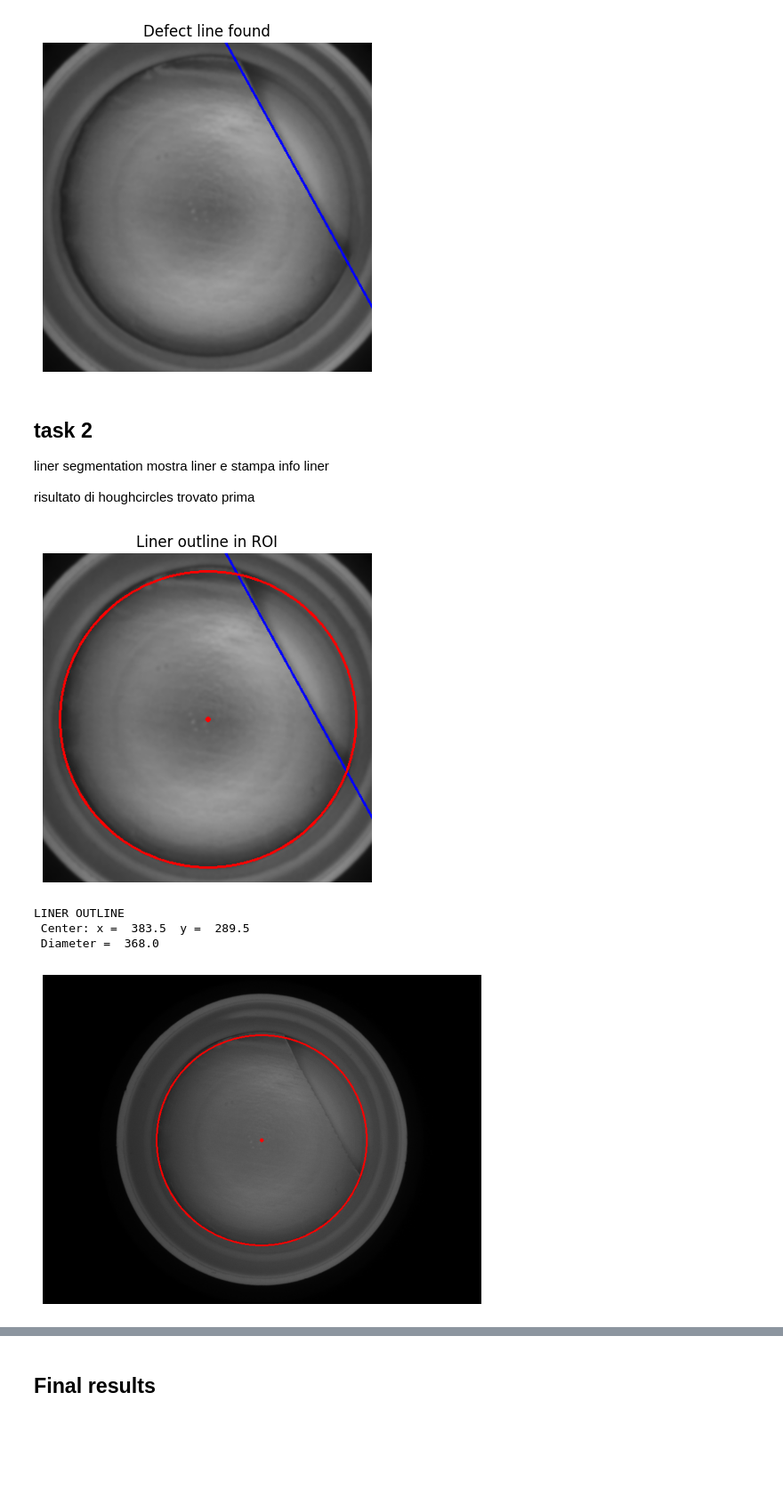
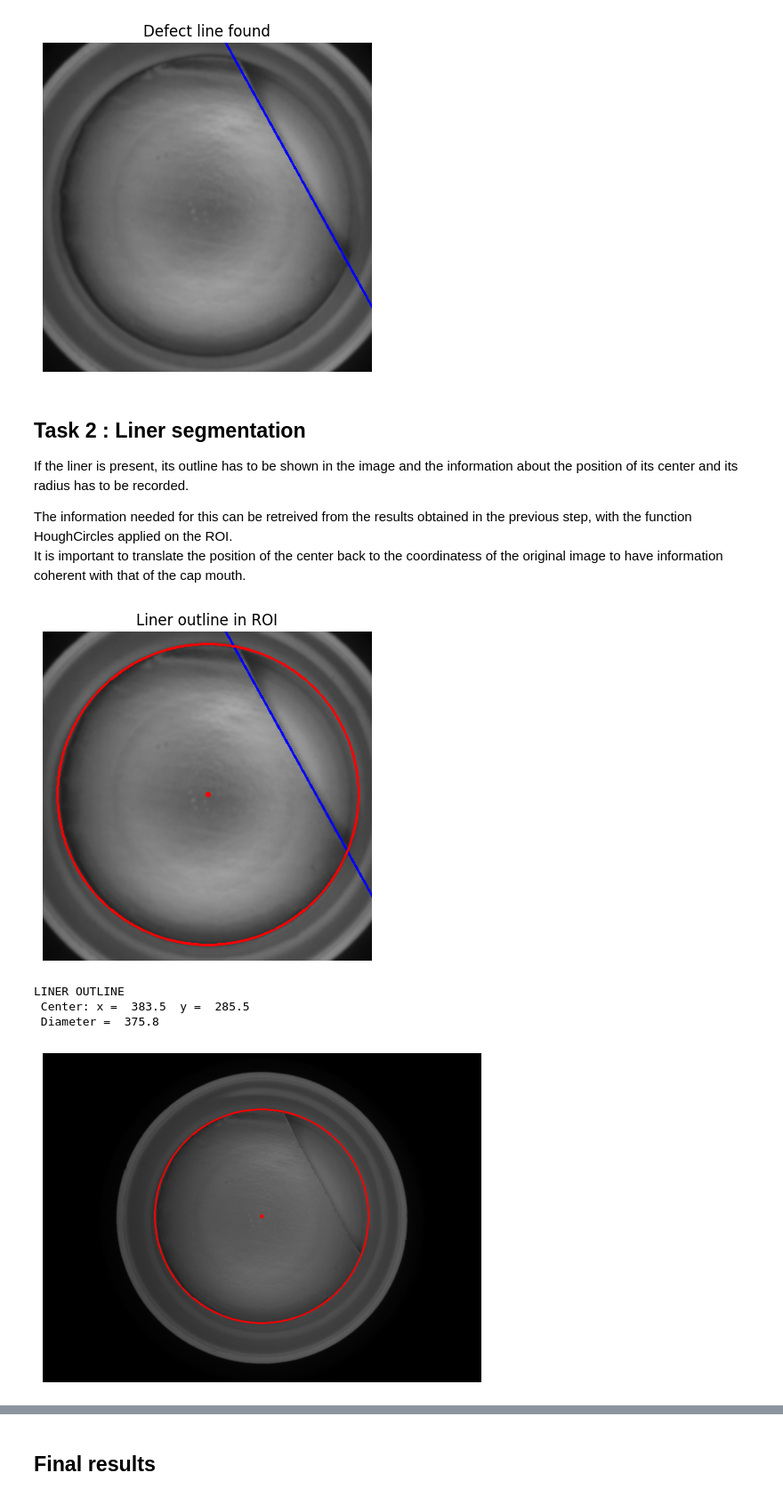
Before and after one commit to LucreziaPonti/PROJECT_cv, a Jupyter notebook: bozza_report_1.ipynb, the cells around one changed output, grey strips where cells are left out. Shown at 89% size. Drawn from its saved outputs; the diff is of its cells as text; code cells hidden in the pictures; blank space fills up the shorter version.

Commit message:
report e foto risultati (ho aumentato i param1 di entrambi i hough circles per avere risultati più belli nelle g_... "

```diff
--- a/bozza_report_1.ipynb
+++ b/bozza_report_1.ipynb
@@ -82,5 +111,5 @@ usiamo houghcircles mettendo parametri 40,100,80 perche pochi centri, canny con
 # %%
-circles_out = cv2.HoughCircles(img_blur,cv2.HOUGH_GRADIENT, 1, 40,param1=100,param2=80)
+circles_out = cv2.HoughCircles(img_blur,cv2.HOUGH_GRADIENT, 1, 40,param1=110,param2=80)
 center_out = (circles_out[0][0][0],circles_out[0][0][1])
 radius_out = circles_out[0][0][2]
 
@@ -88,7 +117,7 @@ img_color_out=img_color.copy()
 cv2.circle(img_color_out,(int(center_out[0]),int(center_out[1])),int(radius_out),color=(0, 255, 0),thickness=2)
 cv2.circle(img_color_out,(int(center_out[0]),int(center_out[1])),int(2),color=(0, 255, 0),thickness=2)
 
-print("CAP OUTLINE \n Center: x = ", center_out[0]," y = ",center_out[1]," \n Diameter = ",radius_out*2 )
+print("CAP MOUTH OUTLINE \n Center: x = ", center_out[0]," y = ",center_out[1]," \n Diameter = ",radius_out*2 )
 plt.imshow(img_color_out)
 plt.axis('off')
 plt.show()
@@ -97,5 +126,5 @@ plt.show()
 img_color_final=img_color.copy() # to use for all steps
 cv2.circle(img_color_final,(int(center_out[0]),int(center_out[1])),int(radius_out),color=(0, 255, 0),thickness=2)
 cv2.circle(img_color_final,(int(center_out[0]),int(center_out[1])),int(2),color=(0, 255, 0),thickness=2)
-final_results=final_results+"CAP OUTLINE -- Center: x = "+str(center_out[0])+" y = "+str(center_out[1])+" - Diameter = "+str(radius_out*2) + " \n"
+final_results=final_results+"CAP MOUTH OUTLINE\n Center: x = "+str(center_out[0])+" y = "+str(center_out[1])+" - Diameter = "+str(radius_out*2) + " \n"
 # %% [output]
@@ -143,7 +176,7 @@ img_roi=img_blur[y_min_roi:y_max_roi,x_min_roi:x_max_roi]
 img_roi_show=cv2.cvtColor(img_roi, cv2.COLOR_GRAY2RGB)
 
 
-circles_in = cv2.HoughCircles(img_roi,cv2.HOUGH_GRADIENT, 1, 50,param1=90,param2=80)
+circles_in = cv2.HoughCircles(img_roi,cv2.HOUGH_GRADIENT, 1, 50,param1=100,param2=80)
 
 line_layer=np.zeros_like(img_color) # useful for the optional requirement
 
@@ -200,48 +233,48 @@ LINER FOUND
 LINER DEFECT FOUND
 [figure]
 # %% [markdown]
-## task 2
-liner segmentation
-mostra liner e stampa info liner
+## Task 2 : Liner segmentation
+If the liner is present, its outline has to be shown in the image and the information about the position of its center and its radius has to be recorded.
 
-risultato di houghcircles trovato prima
+The information needed for this can be retreived from the results obtained in the previous step, with the function HoughCircles applied on the ROI.<br>
+It is important to translate the position of the center back to the coordinatess of the original image to have information coherent with that of the cap mouth.
 # %%
 circle_liner_layer=np.zeros_like(img_color) # useful for the optional requirement
 
 if liner_flag:
 
     center_in = (circles_in[0][0][0],circles_in[0][0][1])
     radius_in = circles_in[0][0][2]
 
     cv2.circle(circle_liner_layer,(int(center_in[0])+x_min_roi,int(center_in[1])+y_min_roi),int(radius_in),color=(255,0, 0),thickness=2) # useful for the optional requirement
 
     if show_steps:
         cv2.circle(img_roi_show,(int(center_in[0]),int(center_in[1])),int(radius_in),color=(255, 0, 0),thickness=2)
         cv2.circle(img_roi_show,(int(center_in[0]),int(center_in[1])),int(2),color=(255,0, 0),thickness=2)
         plt.figure()
         plt.title("Liner outline in ROI")
         plt.imshow(img_roi_show)
         plt.axis('off')
         plt.show()
 
     img_color_in=img_color.copy()
     cv2.circle(img_color_in,(int(center_in[0]+x_min_roi),int(center_in[1]+y_min_roi)),int(radius_in),color=(255, 0, 0),thickness=2)
     cv2.circle(img_color_in,(int(center_in[0]+x_min_roi),int(center_in[1]+y_min_roi)),int(2),color=(255, 0, 0),thickness=2)
 
     print("LINER OUTLINE\n Center: x = ", center_in[0]+x_min_roi," y = ",center_in[1]+y_min_roi,"\n Diameter = ",radius_in*2)
     plt.figure()
     plt.imshow(img_color_in)
     plt.axis('off')
     plt.show()
 
 
     cv2.circle(img_color_final,(int(center_in[0]+x_min_roi),int(center_in[1]+y_min_roi)),int(radius_in),color=(255, 0, 0),thickness=2)
     cv2.circle(img_color_final,(int(center_in[0]+x_min_roi),int(center_in[1]+y_min_roi)),int(2),color=(255, 0, 0),thickness=2)
-    final_results=final_results+"LINER OUTLINE -- Center: x = "+str(center_in[0]+x_min_roi)+" y = "+str(center_in[1]+y_min_roi)+" - Diameter = "+str(radius_in*2) + " \n"
+    final_results=final_results+"LINER OUTLINE\n Center: x = "+str(center_in[0]+x_min_roi)+" y = "+str(center_in[1]+y_min_roi)+" - Diameter = "+str(radius_in*2) + " \n"
 # %% [output]
-[figure, old version]
+[figure, new version]
 LINER OUTLINE
- Center: x =  383.5  y =  289.5
- Diameter =  368.0
+ Center: x =  383.5  y =  285.5
+ Diameter =  375.8
-[figure, old version]
+[figure, new version]
 # %% [markdown]
```
Also changed, not shown: parts of 15 cells of this notebook, 18 other files.
